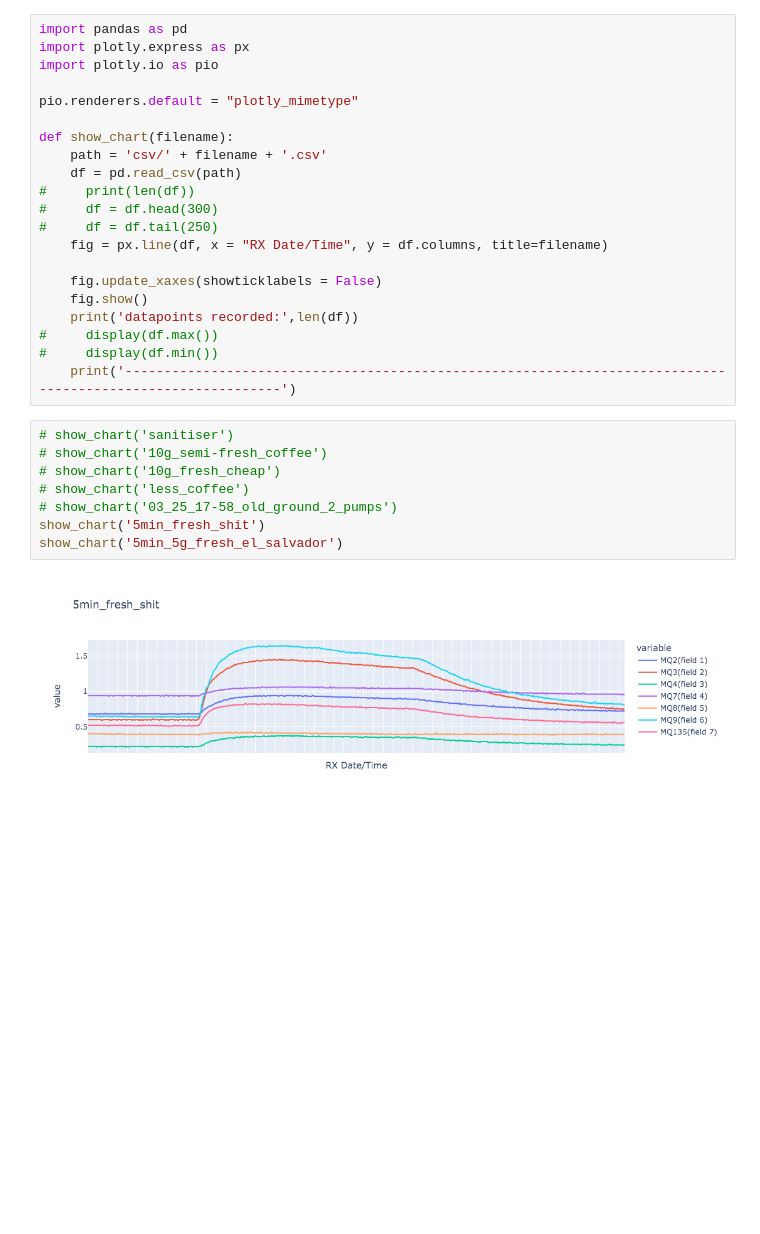
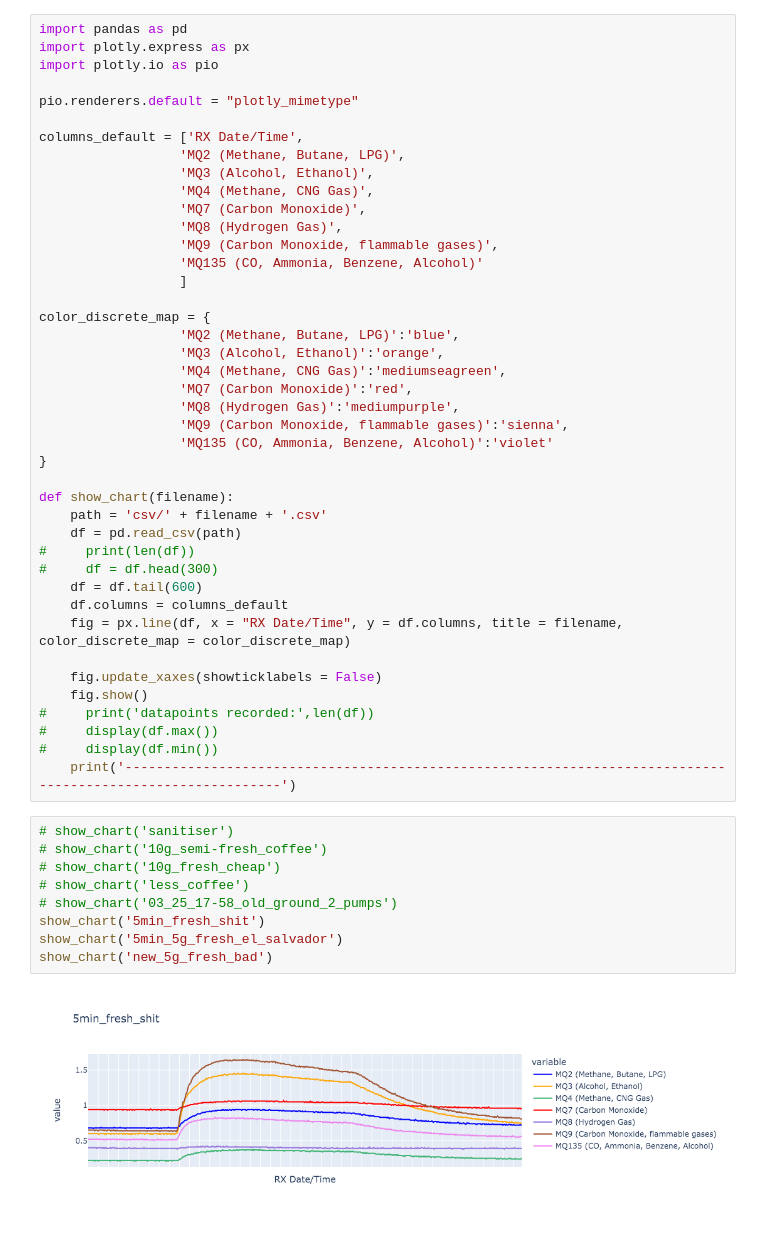
Before and after one commit to e-nose/arduinose, a Jupyter notebook: show_charts.ipynb, the cells around one changed output. Saved outputs shown, nothing was run; the diff lists cells and outputs as text; blank space fills up the shorter version.

```diff
--- a/show_charts.ipynb
+++ b/show_charts.ipynb
@@ -5,27 +5,49 @@ import plotly.io as pio
 
 pio.renderers.default = "plotly_mimetype"
 
+columns_default = ['RX Date/Time',
+                  'MQ2 (Methane, Butane, LPG)',
+                  'MQ3 (Alcohol, Ethanol)',
+                  'MQ4 (Methane, CNG Gas)',
+                  'MQ7 (Carbon Monoxide)',
+                  'MQ8 (Hydrogen Gas)',
+                  'MQ9 (Carbon Monoxide, flammable gases)',
+                  'MQ135 (CO, Ammonia, Benzene, Alcohol)'
+                  ]
+
+color_discrete_map = {
+                  'MQ2 (Methane, Butane, LPG)':'blue',
+                  'MQ3 (Alcohol, Ethanol)':'orange',
+                  'MQ4 (Methane, CNG Gas)':'mediumseagreen',
+                  'MQ7 (Carbon Monoxide)':'red',
+                  'MQ8 (Hydrogen Gas)':'mediumpurple',
+                  'MQ9 (Carbon Monoxide, flammable gases)':'sienna',
+                  'MQ135 (CO, Ammonia, Benzene, Alcohol)':'violet'
+}
+
 def show_chart(filename):
     path = 'csv/' + filename + '.csv'
     df = pd.read_csv(path)
 #     print(len(df))
 #     df = df.head(300)
-#     df = df.tail(250)
-    fig = px.line(df, x = "RX Date/Time", y = df.columns, title=filename)
+    df = df.tail(600)
+    df.columns = columns_default
+    fig = px.line(df, x = "RX Date/Time", y = df.columns, title = filename, color_discrete_map = color_discrete_map)
 
     fig.update_xaxes(showticklabels = False)
     fig.show()
-    print('datapoints recorded:',len(df))
+#     print('datapoints recorded:',len(df))
 #     display(df.max())
 #     display(df.min())
     print('------------------------------------------------------------------------------------------------------------')
 # %%
 # show_chart('sanitiser')
 # show_chart('10g_semi-fresh_coffee')
 # show_chart('10g_fresh_cheap')
 # show_chart('less_coffee')
 # show_chart('03_25_17-58_old_ground_2_pumps')
 show_chart('5min_fresh_shit')
 show_chart('5min_5g_fresh_el_salvador')
+show_chart('new_5g_fresh_bad')
 # %% [output]
-[figure, old version]
+[figure, new version]
```
Also changed, not shown: parts of 2 cells of this notebook, 3 other files.
